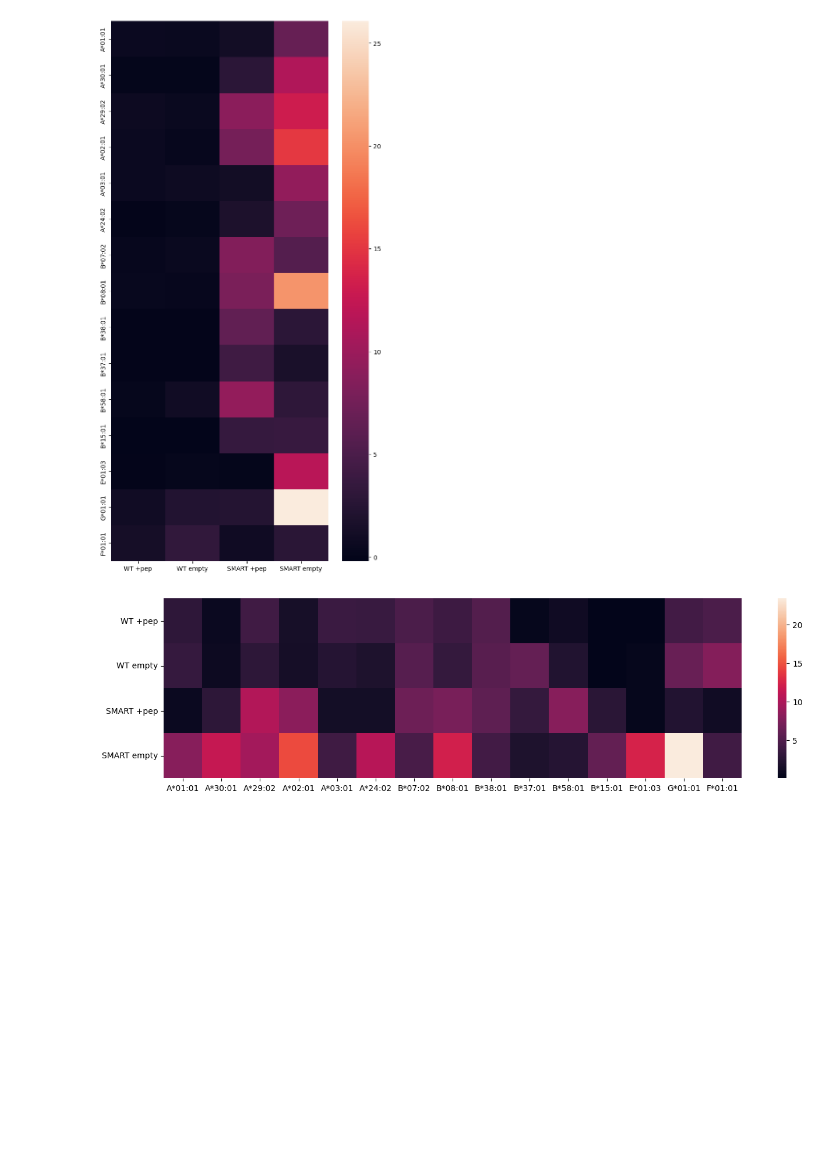
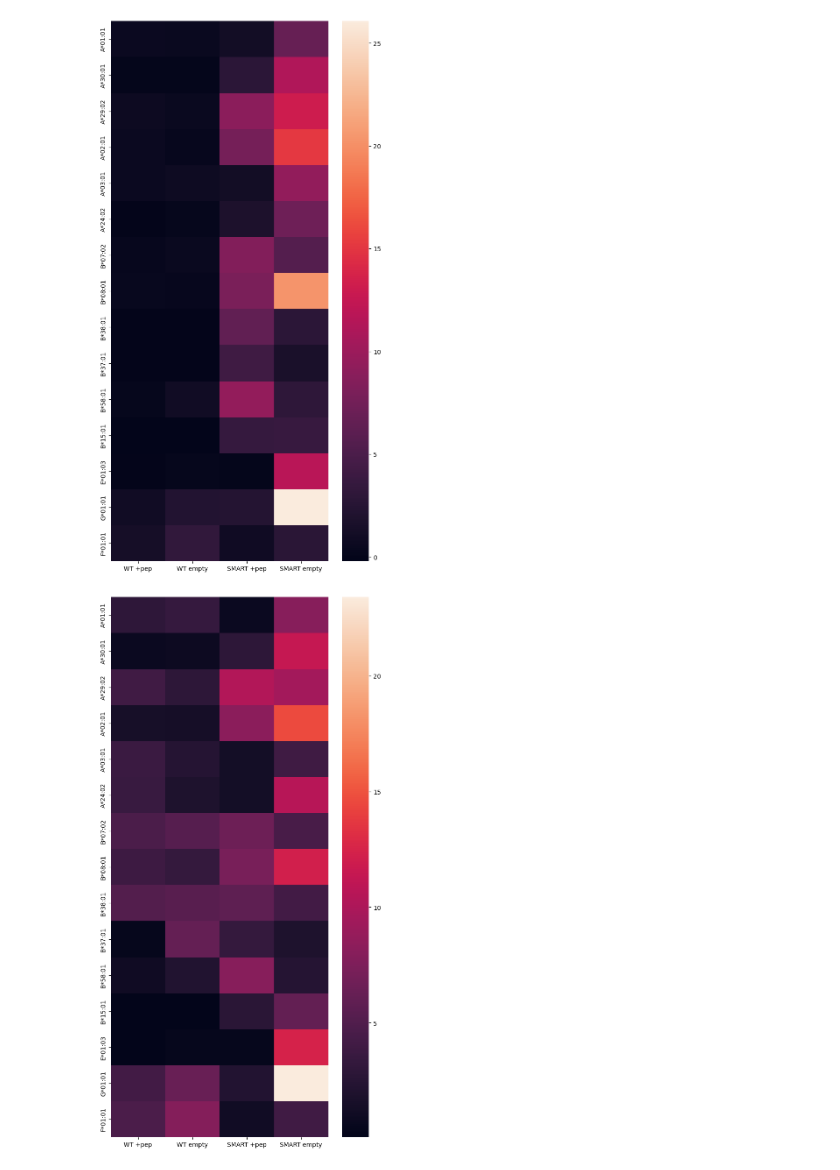
Before and after one commit to wlwhite-tufts/code-for-SMART-MHC-manuscript, a Jupyter notebook: figures/figure5_more-allotypes/plot_heatmaps.ipynb, the cells around one changed output. Saved outputs shown, nothing was run; the diff lists cells and outputs as text; code cells hidden in the pictures; blank space fills up the shorter version.

```diff
--- a/figures/figure5_more-allotypes/plot_heatmaps.ipynb
+++ b/figures/figure5_more-allotypes/plot_heatmaps.ipynb
@@ -102,24 +102,24 @@ plt.savefig('sol_heatmap.png',dpi=300,bbox_inches='tight')
 # %%
 for mhc in mhcs:
 
     for t in ['WT','SMART']:
 
         for pep in ['peptide','empty']:
 
             row = data[data['name']==f'{t}_{mhc}_{pep}']
 
             if pep == 'peptide':
                 pep_name = '+pep'
             else:
                 pep_name = pep
 
             hm_df.loc[f'{t} {pep_name}',mhc] = row[f'tot_mean'].values[0]
 
-plt.figure(figsize=[16,4])
-sns.heatmap(hm_df)
+plt.figure(figsize=[8,16])
+sns.heatmap(hm_df.T)
 plt.savefig('tot_heatmap.png',dpi=300,bbox_inches='tight')
 # %% [output]
-[figure, old version]
+[figure, new version]
 # %%
 for mhc in mhcs:
 
```
Also changed, not shown: parts of 1 cell of this notebook.
